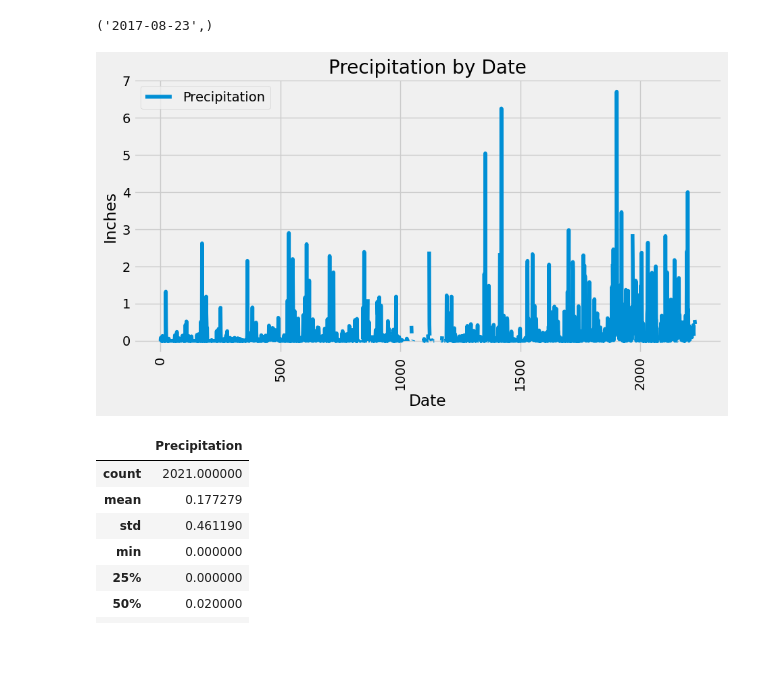
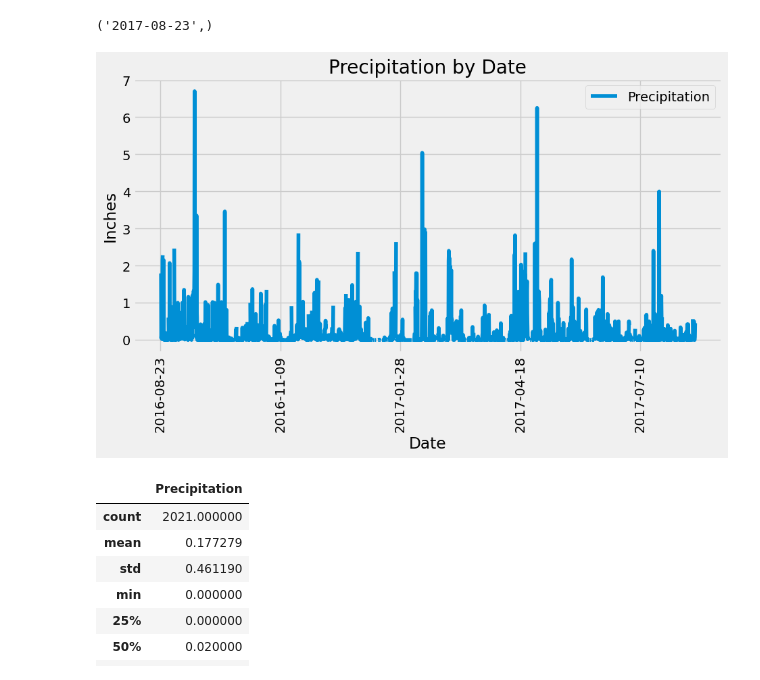
Before and after one commit to Hensonkk/sqlalchemy-challenge, a Jupyter notebook: SurfsUp/climate_starter.ipynb, the cells around one changed output. Drawn from its saved outputs; the diff is of its cells as text; code cells hidden in the pictures; blank space fills up the shorter version.

```diff
--- a/SurfsUp/climate_starter.ipynb
+++ b/SurfsUp/climate_starter.ipynb
@@ -81,30 +81,30 @@ most_recent_date
 # %%
 # Design a query to retrieve the last 12 months of precipitation data and plot the results.
 # Starting from the most recent data point in the database.
 most_recent_date = dt.date(2017, 8, 23)
 
 # Calculate the date one year from the last date in data set.
 year_ago = most_recent_date - dt.timedelta(days = 365)
 
 # Perform a query to retrieve the data and precipitation scores
 prcp = session.query(Measure.date, Measure.prcp).filter(Measure.date >= year_ago).all()
 
 # Save the query results as a Pandas DataFrame. Explicitly set the column names
 df = pd.DataFrame(prcp, columns = ["Date", "Precipitation"])
-df.set_index("Date")
+
 
 # Sort the dataframe by date
-df.sort_values("Date")
+df = df.sort_values("Date")
 df
 
 # Use Pandas Plotting with Matplotlib to plot the data
-df.plot.line(figsize = (10,5), rot = 90)
+df.plot.line(x = "Date", y = "Precipitation", figsize = (10,5), rot = 90)
 plt.title("Precipitation by Date")
 plt.xlabel("Date")
 plt.ylabel("Inches")
 plt.show()
 # %% [output]
-[figure, old version]
+[figure, new version]
 # %%
 # Use Pandas to calculate the summary statistics for the precipitation data
 df.describe()
```
Also changed, not shown: parts of 1 cell of this notebook, 1 other file.
